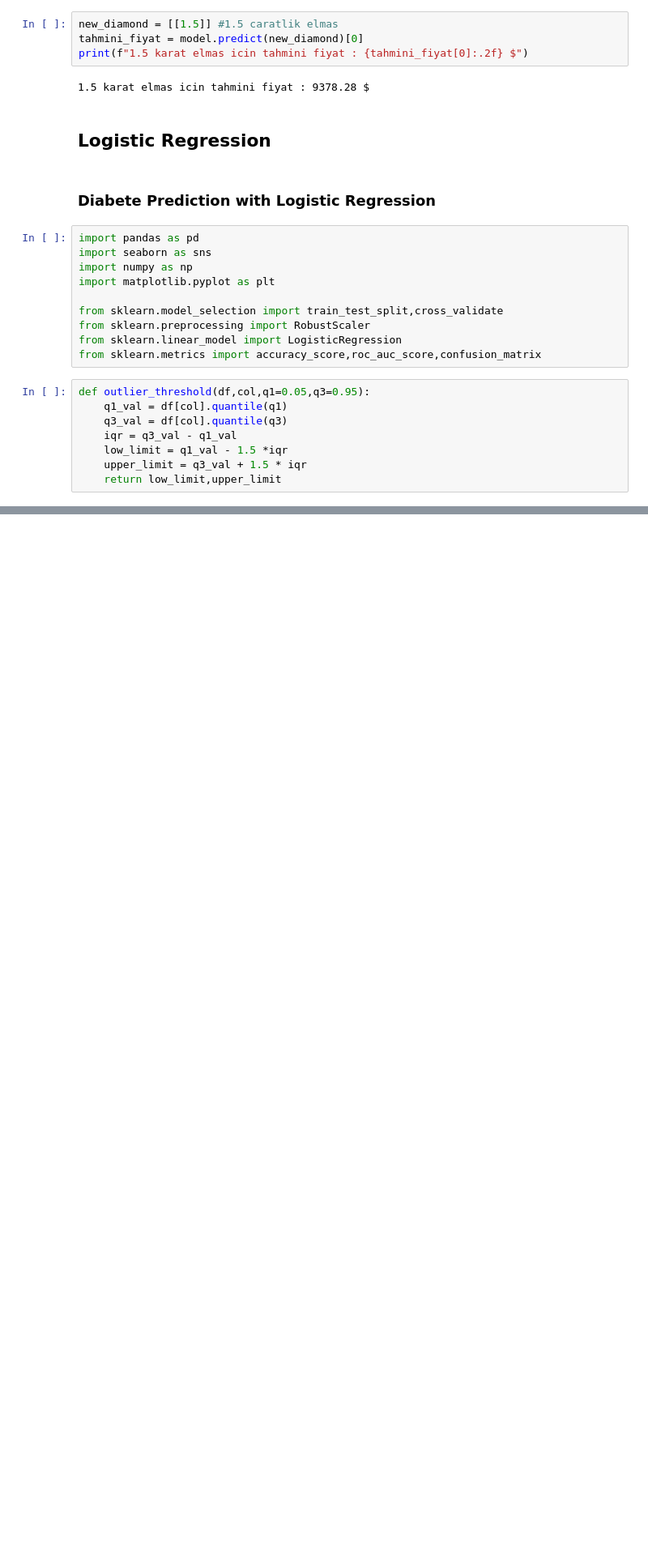
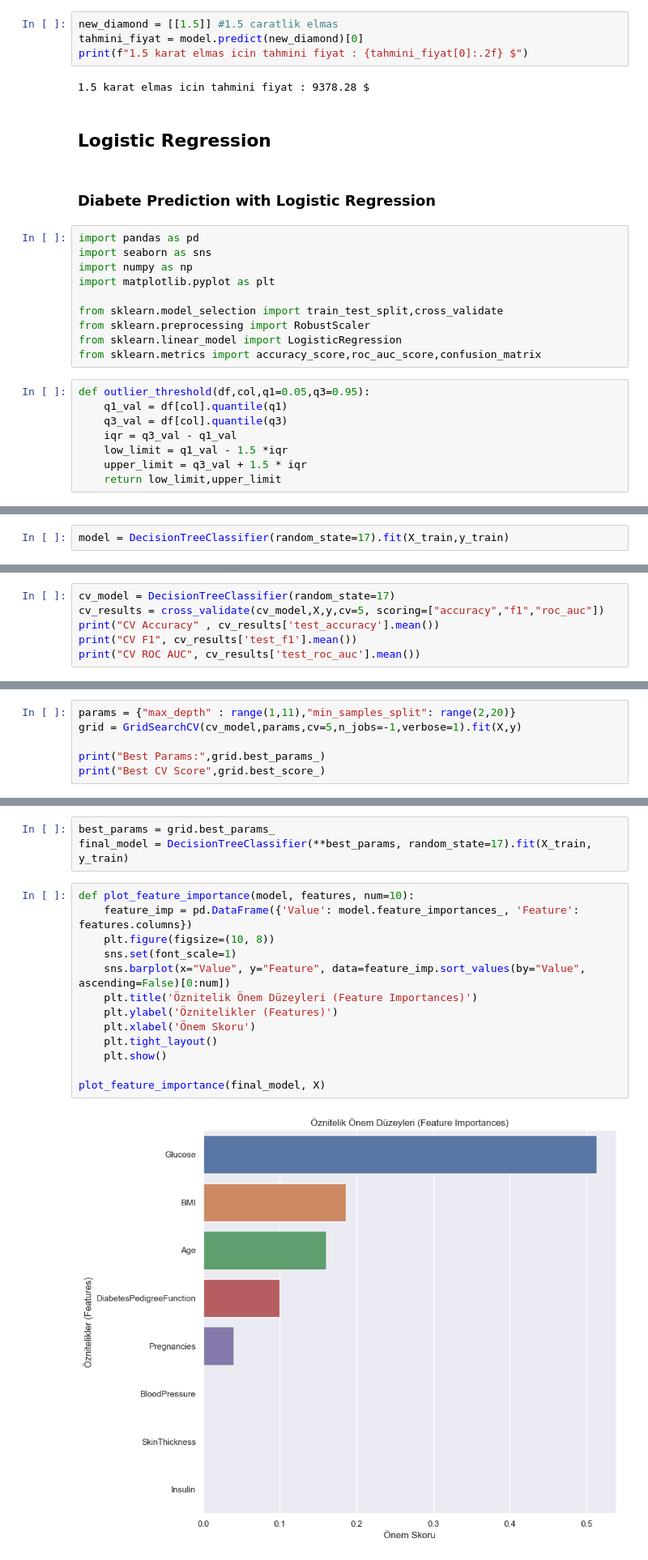
Before and after one commit to gokturkberke/AI-Bootcamp, a Jupyter notebook: machineLearning.ipynb, the cells around one changed output, grey strips where cells are left out. Shown at 81% size. Drawn from its saved outputs; the diff is of its cells as text; blank space fills up the shorter version.

```diff
--- a/machineLearning.ipynb
+++ b/machineLearning.ipynb
@@ -101,0 +252,2 @@ def replace_with_thresholds(df,col):
+# %%
+model = DecisionTreeClassifier(random_state=17).fit(X_train,y_train)
@@ -101,0 +282,6 @@ def replace_with_thresholds(df,col):
+# %%
+cv_model = DecisionTreeClassifier(random_state=17)
+cv_results = cross_validate(cv_model,X,y,cv=5, scoring=["accuracy","f1","roc_auc"])
+print("CV Accuracy" , cv_results['test_accuracy'].mean())
+print("CV F1", cv_results['test_f1'].mean())
+print("CV ROC AUC", cv_results['test_roc_auc'].mean())
@@ -101,0 +292,6 @@ def replace_with_thresholds(df,col):
+# %%
+params = {"max_depth" : range(1,11),"min_samples_split": range(2,20)}
+grid = GridSearchCV(cv_model,params,cv=5,n_jobs=-1,verbose=1).fit(X,y)
+
+print("Best Params:",grid.best_params_)
+print("Best CV Score",grid.best_score_)
@@ -101,0 +302,18 @@ def replace_with_thresholds(df,col):
+# %%
+best_params = grid.best_params_
+final_model = DecisionTreeClassifier(**best_params, random_state=17).fit(X_train, y_train)
+# %%
+def plot_feature_importance(model, features, num=10):
+    feature_imp = pd.DataFrame({'Value': model.feature_importances_, 'Feature': features.columns})
+    plt.figure(figsize=(10, 8))
+    sns.set(font_scale=1)
+    sns.barplot(x="Value", y="Feature", data=feature_imp.sort_values(by="Value", ascending=False)[0:num])
+    plt.title('Öznitelik Önem Düzeyleri (Feature Importances)')
+    plt.ylabel('Öznitelikler (Features)')
+    plt.xlabel('Önem Skoru')
+    plt.tight_layout()
+    plt.show()
+
+plot_feature_importance(final_model, X)
+# %% [output]
+[figure, added]
```
Also changed, not shown: parts of 29 cells of this notebook, 2 other files.
